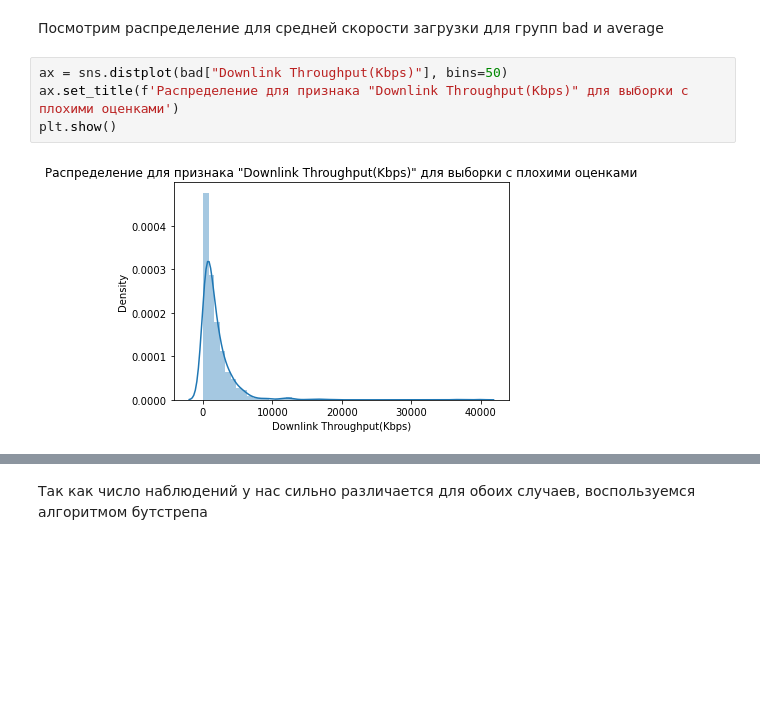
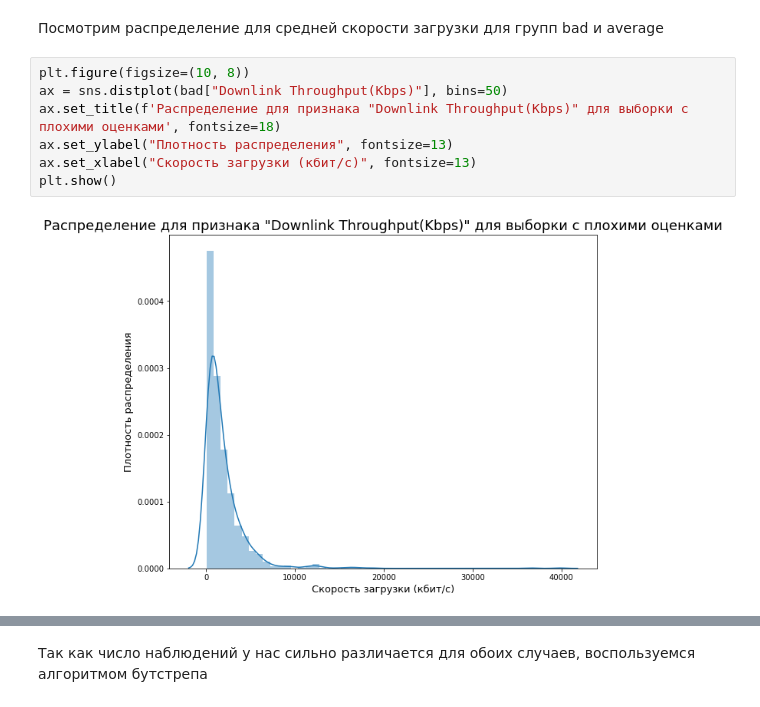
Before and after one commit to HungryPiranha/Skillbox_Data_Science, a Jupyter notebook: Analitic_Graduation_Work.ipynb, the cells around one changed output, grey strips where cells are left out. Cells and saved outputs as stored; diff of their text form; blank space fills up the shorter version.

```diff
--- a/Analitic_Graduation_Work.ipynb
+++ b/Analitic_Graduation_Work.ipynb
@@ -498,9 +498,12 @@ average.shape
 # %% [markdown]
 Посмотрим распределение для средней скорости загрузки для групп bad и average
 # %%
+plt.figure(figsize=(10, 8))
 ax = sns.distplot(bad["Downlink Throughput(Kbps)"], bins=50)
-ax.set_title(f'Распределение для признака "Downlink Throughput(Kbps)" для выборки с плохими оценками')
+ax.set_title(f'Распределение для признака "Downlink Throughput(Kbps)" для выборки с плохими оценками', fontsize=18)
+ax.set_ylabel("Плотность распределения", fontsize=13)
+ax.set_xlabel("Скорость загрузки (кбит/с)", fontsize=13)
 plt.show()
 # %% [output]
-[figure, old version]
+[figure, new version]
 # %%
```
Also changed, not shown: parts of 12 cells of this notebook.
